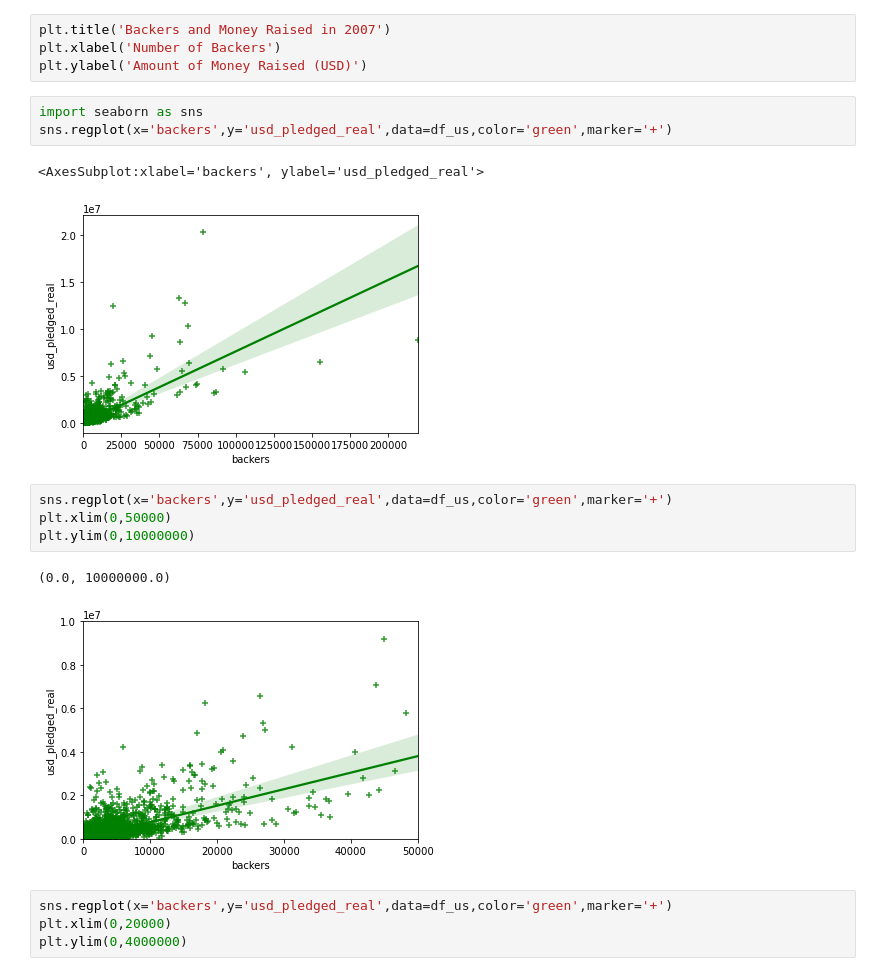
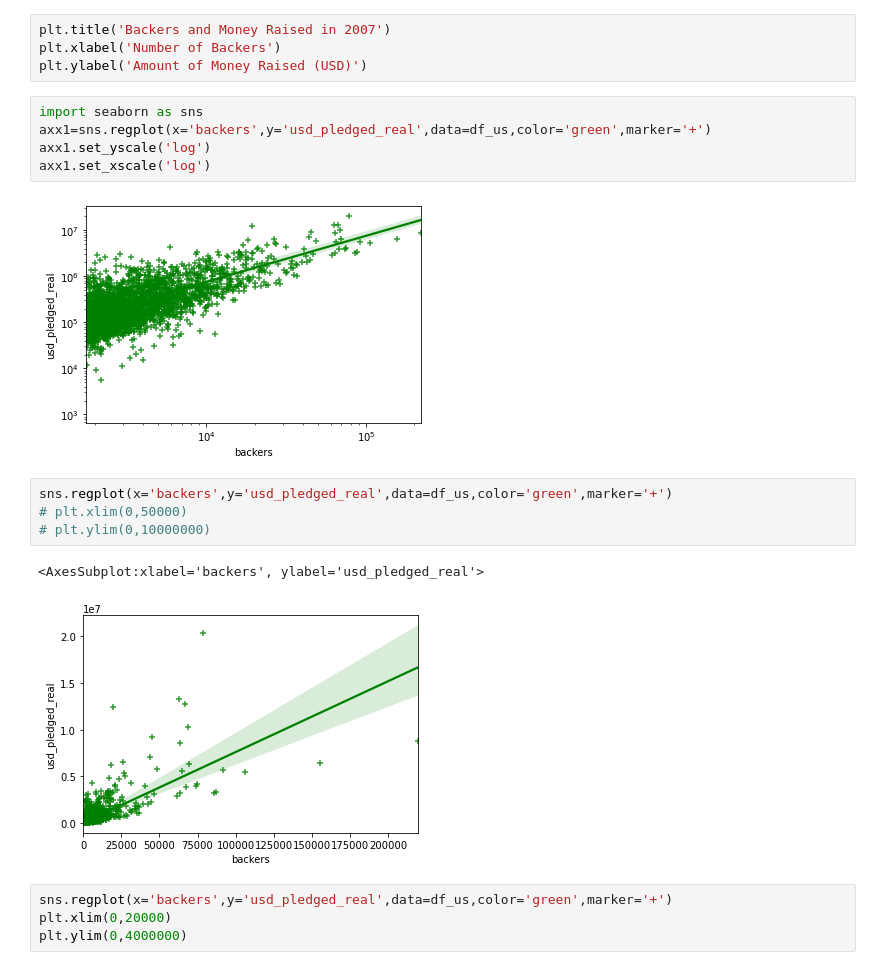
Before and after one commit to TheAidanAu/kickstarter, a Jupyter notebook: EDA2_Kickstaerter.ipynb, the cells around one changed output. Saved outputs shown, nothing was run; the diff lists cells and outputs as text.

Commit message:
added a seaborn regplot of money_raised vs number of backers

```diff
--- a/EDA2_Kickstaerter.ipynb
+++ b/EDA2_Kickstaerter.ipynb
@@ -1017,17 +1017,18 @@ plt.xlabel('Number of Backers')
 plt.ylabel('Amount of Money Raised (USD)')
 # %%
 import seaborn as sns
-sns.regplot(x='backers',y='usd_pledged_real',data=df_us,color='green',marker='+')
+axx1=sns.regplot(x='backers',y='usd_pledged_real',data=df_us,color='green',marker='+')
+axx1.set_yscale('log')
+axx1.set_xscale('log')
 # %% [output]
-<AxesSubplot:xlabel='backers', ylabel='usd_pledged_real'>
-[figure, old version]
+[figure, new version]
 # %%
 sns.regplot(x='backers',y='usd_pledged_real',data=df_us,color='green',marker='+')
-plt.xlim(0,50000)
-plt.ylim(0,10000000)
+# plt.xlim(0,50000)
+# plt.ylim(0,10000000)
 # %% [output]
-(0.0, 10000000.0)
+<AxesSubplot:xlabel='backers', ylabel='usd_pledged_real'>
-[figure, old version]
+[figure, new version]
 # %%
 sns.regplot(x='backers',y='usd_pledged_real',data=df_us,color='green',marker='+')
 plt.xlim(0,20000)
```
Also changed, not shown: parts of 4 cells of this notebook.
